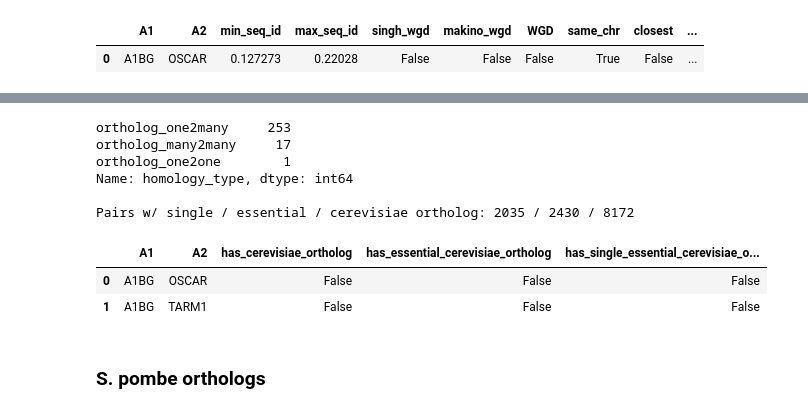
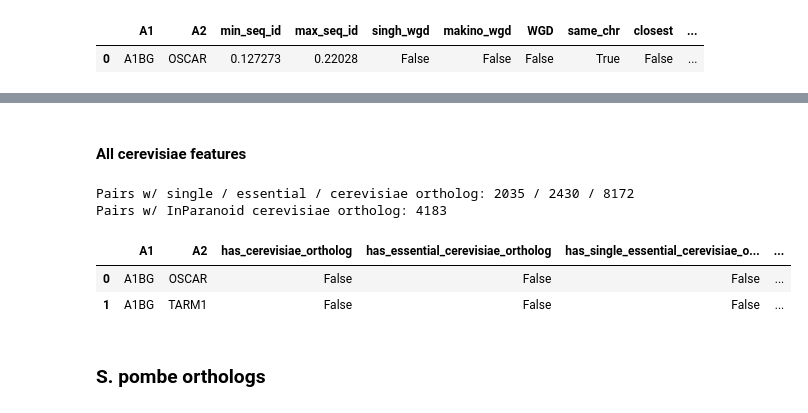
Before and after one commit to DeKegel/paralog_SL_prediction, a Jupyter notebook: 1_data_processing/paralog_features/03_process_orthologs.ipynb, the cells around one changed output, grey strips where cells are left out. Saved outputs shown, nothing was run; the diff lists cells and outputs as text; code cells hidden in the pictures.

```diff
--- a/1_data_processing/paralog_features/03_process_orthologs.ipynb
+++ b/1_data_processing/paralog_features/03_process_orthologs.ipynb
@@ -40,8 +46,9 @@ file_IP_ecoli = get_data_path(['InParanoid','E.coli'], 'sqltable.E.coli-H.sapien
 file_ortholog_features = get_local_data_path(['processed','paralog_features'], 'ortholog_features.csv')
 # %%
-pairs = pd.read_csv(file_unique_pairs, index_col=0)
-print('Num pairs:', pairs.shape[0], ', num genes:', pd.concat([pairs.A1_ensembl, pairs.A2_ensembl]).nunique())
-pairs[:1]
+paralog_pairs = pd.read_csv(file_unique_pairs, index_col=0)
+print('Num pairs:', paralog_pairs.shape[0], ', num genes:',
+      pd.concat([paralog_pairs.A1_ensembl, paralog_pairs.A2_ensembl]).nunique())
+paralog_pairs[:1]
 # %% [output]
 Num pairs: 36648 , num genes: 13320
 |  | A1 | A2 | min_seq_id | max_seq_id | singh_wgd | makino_wgd | WGD | same_chr | closest | ... |
@@ -97,0 +120,5 @@ Cerevisiae orthologs: 1146
+# %%
+cerevisiae_essential = cerevisiae[cerevisiae.essential==True].reset_index(drop=True)
+cerevisiae_single_essential = cerevisiae_essential[cerevisiae_essential.homology_type!='ortholog_many2many']
+# Check that no Ensembl IDs are duplicated
+assert(cerevisiae_single_essential[cerevisiae_single_essential.duplicated(subset=['ensembl_id'], keep=False)].shape[0]==0)
@@ -97,0 +153,3 @@ Cerevisiae orthologs: 1146
+# %%
+cerevisiae_ip = read_inparanoid_file(file_IP_cerevisiae, inparalog_score=0.5)
+cerevisiae_ip[:2]
@@ -98,36 +162,31 @@ Cerevisiae orthologs: 1146
+# %% [markdown]
+#### All cerevisiae features
 # %%
-# Merge essentiality info with orthologs
-df = pd.merge(c_ortho[['ensembl_id', 'cerevisiae_id', 'homology_type']],
-              c_ess.rename(columns={'locus':'cerevisiae_id'}))
-
-# Homology types for essential orthologs
-print(df[df.essential].drop_duplicates(subset=['cerevisiae_id'])['homology_type'].value_counts())
-
 # Assign features to each paralog pair
-cerevisiae_features = pairs[['A1','A2']].assign(
+cerevisiae_features = paralog_pairs[['A1','A2']].assign(
     has_cerevisiae_ortholog =
-        (pairs.A1_ensembl.isin(df.ensembl_id) | pairs.A2_ensembl.isin(df.ensembl_id)),
+        (paralog_pairs.A1_ensembl.isin(cerevisiae.ensembl_id) | paralog_pairs.A2_ensembl.isin(cerevisiae.ensembl_id)),
     has_essential_cerevisiae_ortholog =
-        (pairs.A1_ensembl.isin(df[df.essential].ensembl_id) | pairs.A2_ensembl.isin(df[df.essential].ensembl_id)),
+        (paralog_pairs.A1_ensembl.isin(cerevisiae_essential.ensembl_id) |
+         paralog_pairs.A2_ensembl.isin(cerevisiae_essential.ensembl_id)),
     has_single_essential_cerevisiae_ortholog =
-        (pairs.A1_ensembl.isin(df[df.essential & (df.homology_type!='ortholog_many2many')].ensembl_id) |
-         pairs.A2_ensembl.isin(df[df.essential & (df.homology_type!='ortholog_many2many')].ensembl_id))
+        (paralog_pairs.A1_ensembl.isin(cerevisiae_single_essential.ensembl_id) |
+         paralog_pairs.A2_ensembl.isin(cerevisiae_single_essential.ensembl_id)),
+    has_cerevisiae_ortholog_ip =
+        (paralog_pairs.A1_ensembl.isin(cerevisiae_ip.ensembl_id) | paralog_pairs.A2_ensembl.isin(cerevisiae_ip.ensembl_id))
 )
 
-print('\nPairs w/ single / essential / cerevisiae ortholog:',
-      cerevisiae_features[cerevisiae_features.has_single_essential_cerevisiae_ortholog].shape[0], '/',
-      cerevisiae_features[cerevisiae_features.has_essential_cerevisiae_ortholog].shape[0], '/',
-      cerevisiae_features[cerevisiae_features.has_cerevisiae_ortholog].shape[0])
+print('Pairs w/ single / essential / cerevisiae ortholog:',
+      sum(cerevisiae_features.has_single_essential_cerevisiae_ortholog), '/',
+      sum(cerevisiae_features.has_essential_cerevisiae_ortholog), '/',
+      sum(cerevisiae_features.has_cerevisiae_ortholog))
+print('Pairs w/ InParanoid cerevisiae ortholog:', sum(cerevisiae_features.has_cerevisiae_ortholog_ip))
 cerevisiae_features[:2]
 # %% [output]
-ortholog_one2many     253
-ortholog_many2many     17
-ortholog_one2one        1
-Name: homology_type, dtype: int64
-
 Pairs w/ single / essential / cerevisiae ortholog: 2035 / 2430 / 8172
+Pairs w/ InParanoid cerevisiae ortholog: 4183
-|  | A1 | A2 | has_cerevisiae_ortholog | has_essential_cerevisiae_ortholog | has_single_essential_cerevisiae_o... |
-| 0 | A1BG | OSCAR | False | False | False |
-| 1 | A1BG | TARM1 | False | False | False |
+|  | A1 | A2 | has_cerevisiae_ortholog | has_essential_cerevisiae_ortholog | has_single_essential_cerevisiae_o... | ... |
+| 0 | A1BG | OSCAR | False | False | False | ... |
+| 1 | A1BG | TARM1 | False | False | False | ... |
 # %% [markdown]
 ### S. pombe orthologs
```
Also changed, not shown: parts of 31 cells of this notebook, 8 other files.
